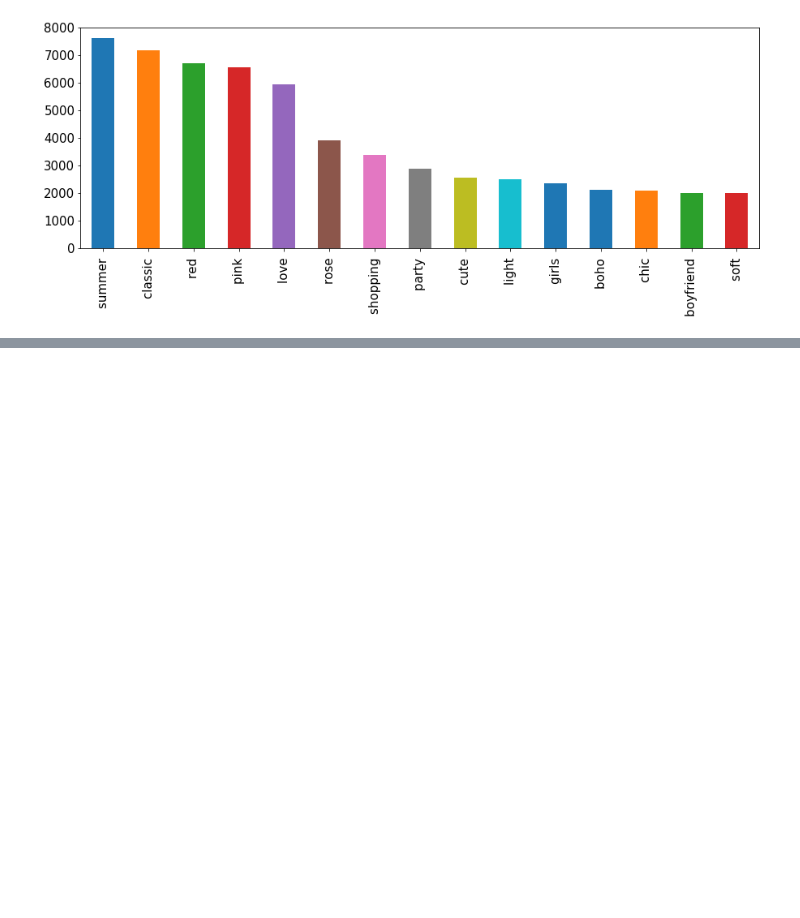
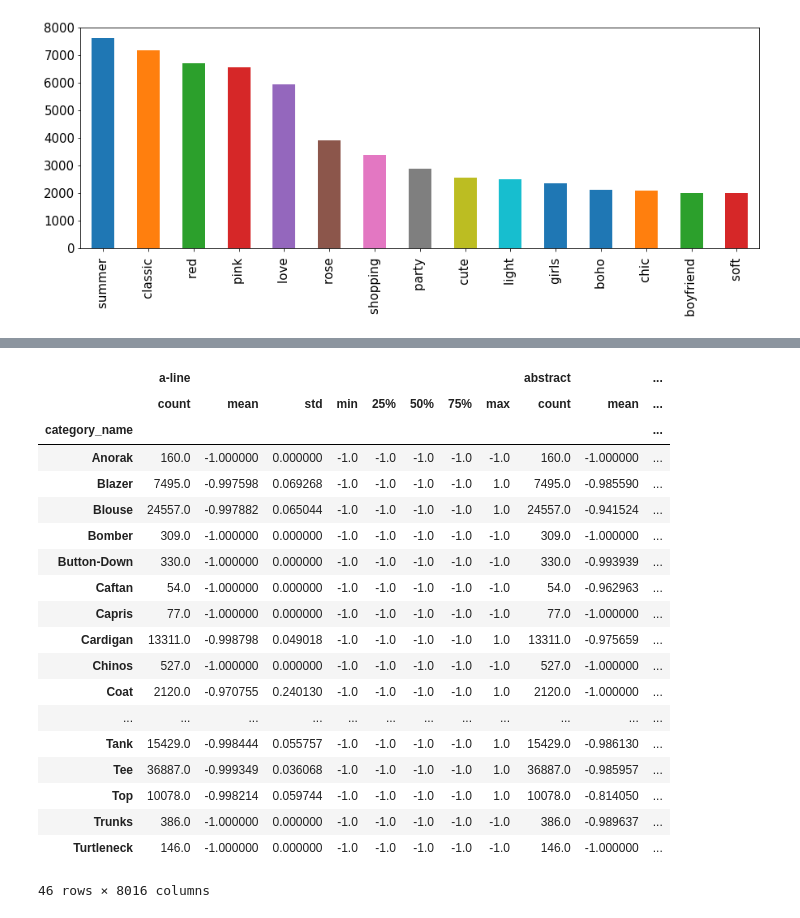
Before and after one commit to starsuzi/deep-fashion, a Jupyter notebook: explore-data.ipynb, the cells around one changed output, grey strips where cells are left out. Cells and saved outputs as stored; diff of their text form; code cells hidden in the pictures; blank space fills up the shorter version.

```diff
--- a/explore-data.ipynb
+++ b/explore-data.ipynb
@@ -388,0 +406,23 @@ attr_style_frequency_sort[:15].plot(kind = 'bar', figsize=(15,5), fontsize = 15)
+# %%
+df_attr_category_combined.drop(['image_name'], axis = 1).groupby('category_name').describe()
+# %% [output]
+|  | a-line |  |  |  |  |  |  |  | abstract |  | ... |
+|  | count | mean | std | min | 25% | 50% | 75% | max | count | mean | ... |
+| category_name |  |  |  |  |  |  |  |  |  |  | ... |
+| Anorak | 160.0 | -1.000000 | 0.000000 | -1.0 | -1.0 | -1.0 | -1.0 | -1.0 | 160.0 | -1.000000 | ... |
+| Blazer | 7495.0 | -0.997598 | 0.069268 | -1.0 | -1.0 | -1.0 | -1.0 | 1.0 | 7495.0 | -0.985590 | ... |
+| Blouse | 24557.0 | -0.997882 | 0.065044 | -1.0 | -1.0 | -1.0 | -1.0 | 1.0 | 24557.0 | -0.941524 | ... |
+| Bomber | 309.0 | -1.000000 | 0.000000 | -1.0 | -1.0 | -1.0 | -1.0 | -1.0 | 309.0 | -1.000000 | ... |
+| Button-Down | 330.0 | -1.000000 | 0.000000 | -1.0 | -1.0 | -1.0 | -1.0 | -1.0 | 330.0 | -0.993939 | ... |
+| Caftan | 54.0 | -1.000000 | 0.000000 | -1.0 | -1.0 | -1.0 | -1.0 | -1.0 | 54.0 | -0.962963 | ... |
+| Capris | 77.0 | -1.000000 | 0.000000 | -1.0 | -1.0 | -1.0 | -1.0 | -1.0 | 77.0 | -1.000000 | ... |
+| Cardigan | 13311.0 | -0.998798 | 0.049018 | -1.0 | -1.0 | -1.0 | -1.0 | 1.0 | 13311.0 | -0.975659 | ... |
+| Chinos | 527.0 | -1.000000 | 0.000000 | -1.0 | -1.0 | -1.0 | -1.0 | -1.0 | 527.0 | -1.000000 | ... |
+| Coat | 2120.0 | -0.970755 | 0.240130 | -1.0 | -1.0 | -1.0 | -1.0 | 1.0 | 2120.0 | -1.000000 | ... |
+| ... | ... | ... | ... | ... | ... | ... | ... | ... | ... | ... | ... |
+| Tank | 15429.0 | -0.998444 | 0.055757 | -1.0 | -1.0 | -1.0 | -1.0 | 1.0 | 15429.0 | -0.986130 | ... |
+| Tee | 36887.0 | -0.999349 | 0.036068 | -1.0 | -1.0 | -1.0 | -1.0 | 1.0 | 36887.0 | -0.985957 | ... |
+| Top | 10078.0 | -0.998214 | 0.059744 | -1.0 | -1.0 | -1.0 | -1.0 | 1.0 | 10078.0 | -0.814050 | ... |
+| Trunks | 386.0 | -1.000000 | 0.000000 | -1.0 | -1.0 | -1.0 | -1.0 | -1.0 | 386.0 | -0.989637 | ... |
+| Turtleneck | 146.0 | -1.000000 | 0.000000 | -1.0 | -1.0 | -1.0 | -1.0 | -1.0 | 146.0 | -1.000000 | ... |
+46 rows × 8016 columns
```
Also changed, not shown: parts of 14 cells of this notebook.
